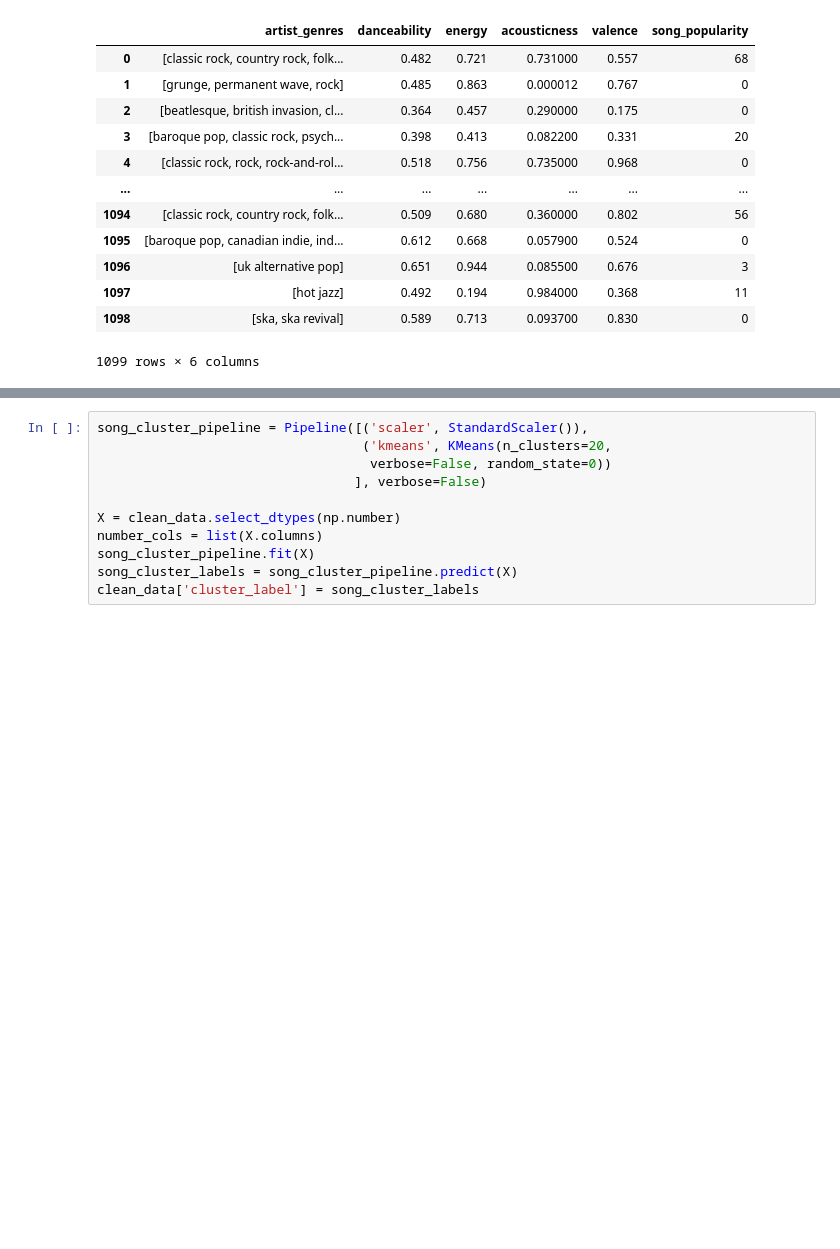
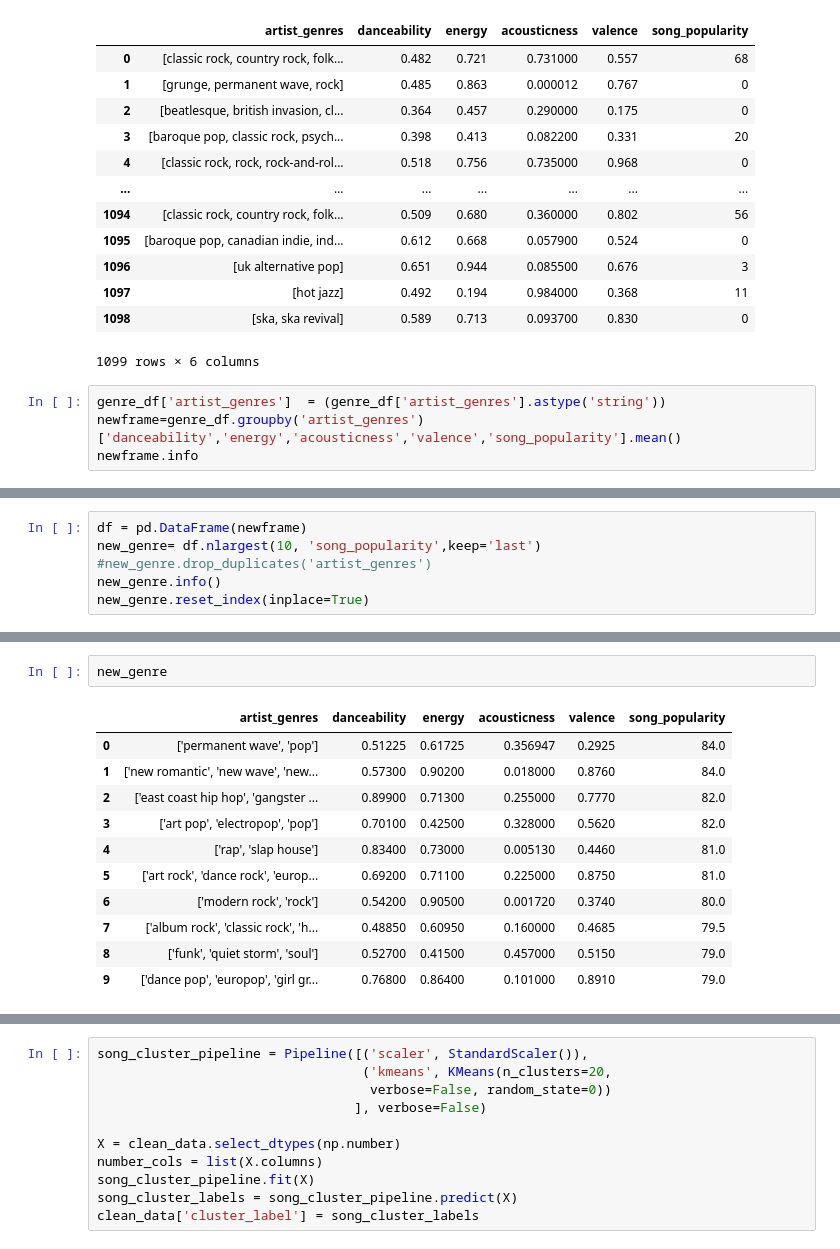
Before and after one commit to savicd710/Spoti-Find, a Jupyter notebook: spotipy_zach.ipynb, the cells around one changed output, grey strips where cells are left out. Saved outputs shown, nothing was run; the diff lists cells and outputs as text; blank space fills up the shorter version.

```diff
--- a/spotipy_zach.ipynb
+++ b/spotipy_zach.ipynb
@@ -93,3 +141,7 @@ genre_df
 | 1097 | [hot jazz] | 0.492 | 0.194 | 0.984000 | 0.368 | 11 |
 | 1098 | [ska, ska revival] | 0.589 | 0.713 | 0.093700 | 0.830 | 0 |
 1099 rows × 6 columns
+# %%
+genre_df['artist_genres']  = (genre_df['artist_genres'].astype('string'))
+newframe=genre_df.groupby('artist_genres')['danceability','energy','acousticness','valence','song_popularity'].mean()
+newframe.info
@@ -95,0 +166,6 @@ genre_df
+# %%
+df = pd.DataFrame(newframe)
+new_genre= df.nlargest(10, 'song_popularity',keep='last')
+#new_genre.drop_duplicates('artist_genres')
+new_genre.info()
+new_genre.reset_index(inplace=True)
@@ -96 +185,15 @@ genre_df
+# %%
+new_genre
+# %% [output]
+|  | artist_genres | danceability | energy | acousticness | valence | song_popularity |
+| 0 | ['permanent wave', 'pop'] | 0.51225 | 0.61725 | 0.356947 | 0.2925 | 84.0 |
+| 1 | ['new romantic', 'new wave', 'new... | 0.57300 | 0.90200 | 0.018000 | 0.8760 | 84.0 |
+| 2 | ['east coast hip hop', 'gangster ... | 0.89900 | 0.71300 | 0.255000 | 0.7770 | 82.0 |
+| 3 | ['art pop', 'electropop', 'pop'] | 0.70100 | 0.42500 | 0.328000 | 0.5620 | 82.0 |
+| 4 | ['rap', 'slap house'] | 0.83400 | 0.73000 | 0.005130 | 0.4460 | 81.0 |
+| 5 | ['art rock', 'dance rock', 'europ... | 0.69200 | 0.71100 | 0.225000 | 0.8750 | 81.0 |
+| 6 | ['modern rock', 'rock'] | 0.54200 | 0.90500 | 0.001720 | 0.3740 | 80.0 |
+| 7 | ['album rock', 'classic rock', 'h... | 0.48850 | 0.60950 | 0.160000 | 0.4685 | 79.5 |
+| 8 | ['funk', 'quiet storm', 'soul'] | 0.52700 | 0.41500 | 0.457000 | 0.5150 | 79.0 |
+| 9 | ['dance pop', 'europop', 'girl gr... | 0.76800 | 0.86400 | 0.101000 | 0.8910 | 79.0 |
 # %%
```
Also changed, not shown: parts of 7 cells of this notebook.
